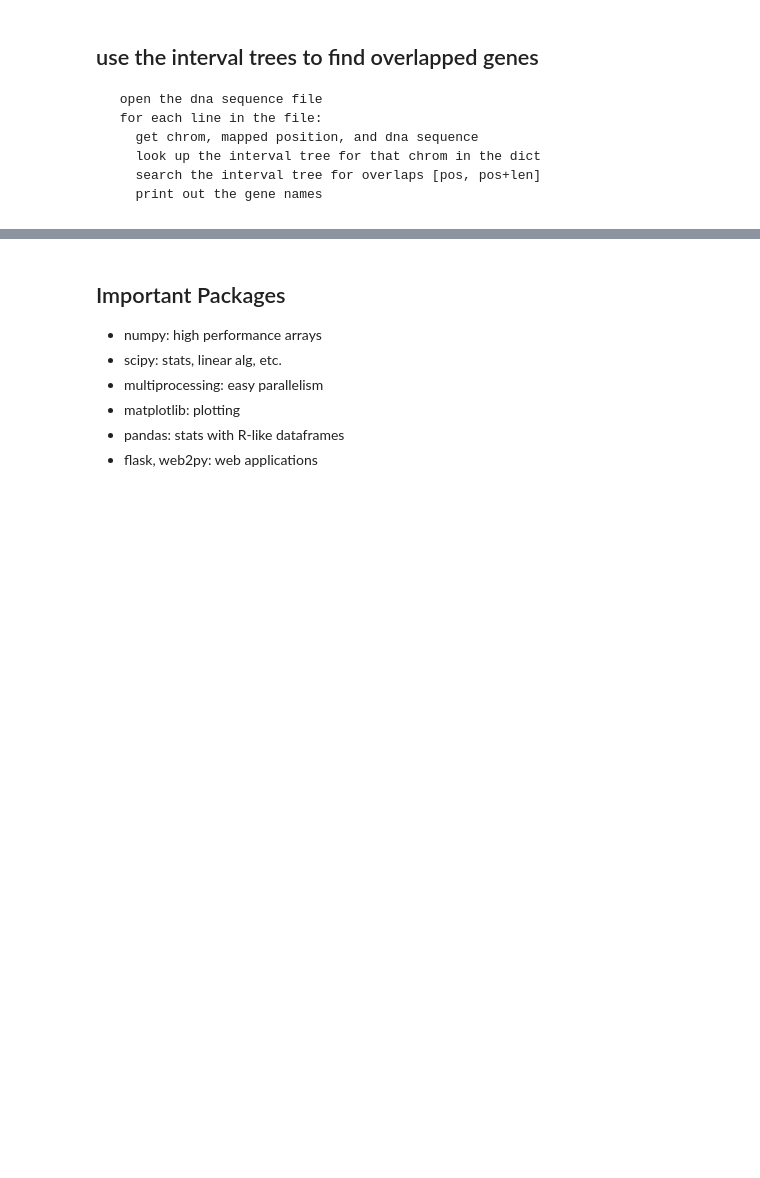
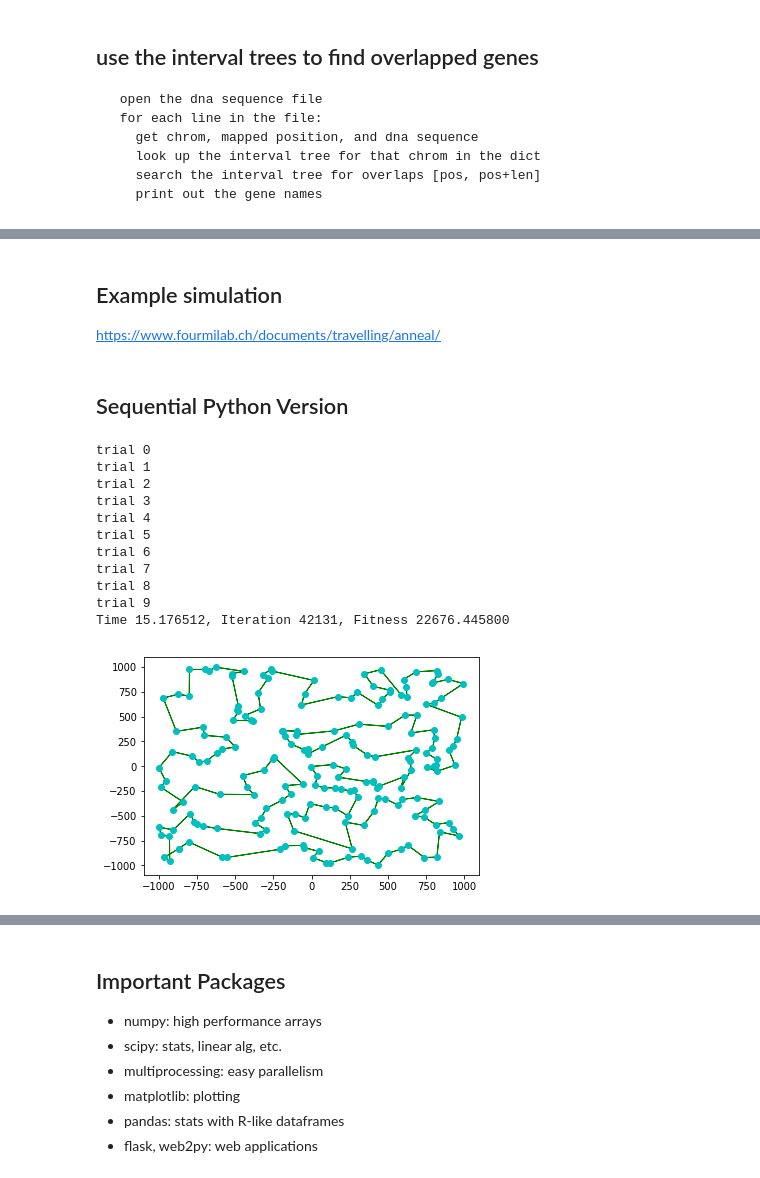
Before and after one commit to ycrc/Python-Bootcamp, a Jupyter notebook: PythonNotebook.ipynb, the cells around one changed output, grey strips where cells are left out. Cells and saved outputs as stored; diff of their text form; code cells hidden in the pictures; blank space fills up the shorter version.

```diff
--- a/PythonNotebook.ipynb
+++ b/PythonNotebook.ipynb
@@ -738,0 +673,40 @@ done
+# %% [markdown]
+## Example simulation
+https://www.fourmilab.ch/documents/travelling/anneal/
+# %% [markdown]
+## Sequential Python Version
+# %%
+import time, random
+from anneal import SimAnneal
+ncities=200
+ntrials=10
+random.seed(0)
+coords = [[round(random.uniform(-1000,1000),4),round(random.uniform(-1000,1000),4)] for i in range(ncities)]
+
+best=None
+bestfit=1e20
+
+t0=time.time()
+for i in range(ntrials):
+    print("trial %d" % i)
+    t=SimAnneal(coords, stopping_iter = 500000, alpha=0.9995, id=i)
+    t.anneal()
+    if t.best_fitness < bestfit:
+        best=t
+        bestfit=t.best_fitness
+
+print("Time %f, Iteration %d, Fitness %f" % (time.time()-t0, best.iteration, best.best_fitness))
+best.visualize_routes()
+# %% [output]
+trial 0
+trial 1
+trial 2
+trial 3
+trial 4
+trial 5
+trial 6
+trial 7
+trial 8
+trial 9
+Time 15.176512, Iteration 42131, Fitness 22676.445800
+[figure, added]
```
Also changed, not shown: parts of 32 cells of this notebook.
